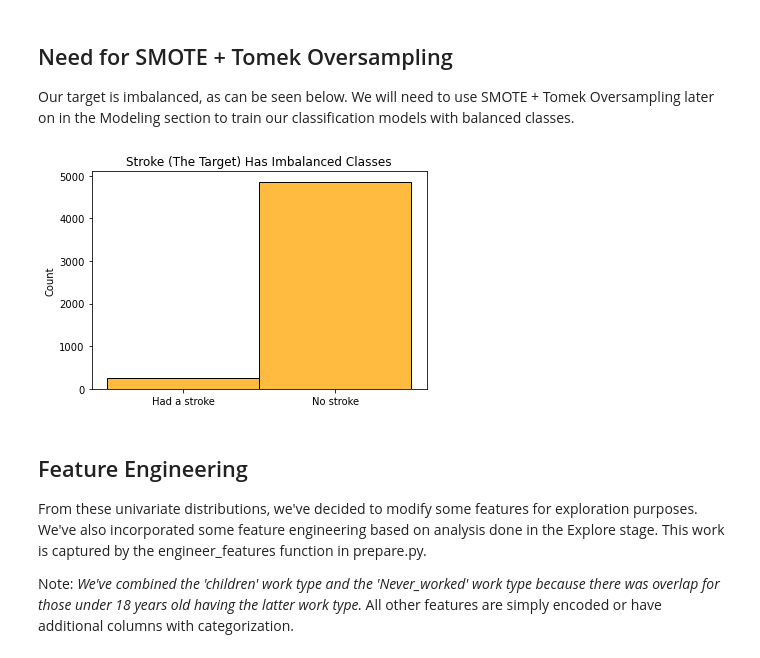
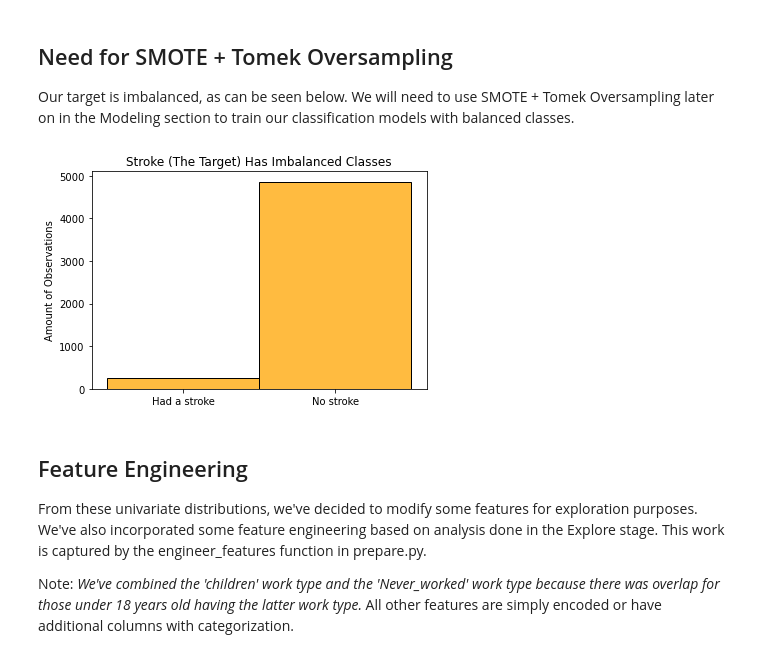
Before and after one commit to stroke-predictors/germain-capstone-stoke-prediction, a Jupyter notebook: final_notebook.ipynb, the cells around one changed output. Drawn from its saved outputs; the diff is of its cells as text; code cells hidden in the pictures.

```diff
--- a/final_notebook.ipynb
+++ b/final_notebook.ipynb
@@ -83,11 +83,12 @@ for col in df.columns:
 Our target is imbalanced, as can be seen below. We will need to use SMOTE + Tomek Oversampling later on in the Modeling section to train our classification models with balanced classes.
 # %%
 # Plot histogram showing class imbalance in 'stroke' column
-sns.histplot(np.where(df.stroke == 1, 'Had a stroke', 'No stroke'), color='orange')
+sns.histplot(np.where(df.stroke == 1, 'Had a stroke', 'No stroke'), color='#ffa500')
 plt.title('Stroke (The Target) Has Imbalanced Classes')
+plt.ylabel('Amount of Observations')
 plt.show()
 # %% [output]
-[figure, old version]
+[figure, new version]
 # %% [markdown]
 ## Feature Engineering
 From these univariate distributions, we've decided to modify some features for exploration purposes. We've also incorporated some feature engineering based on analysis done in the Explore stage. This work is captured by the engineer_features function in prepare.py.
```
Also changed, not shown: parts of 82 cells of this notebook.
